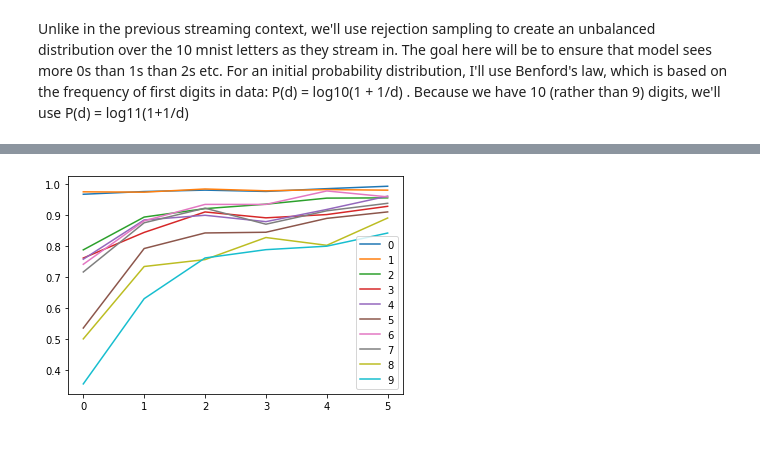
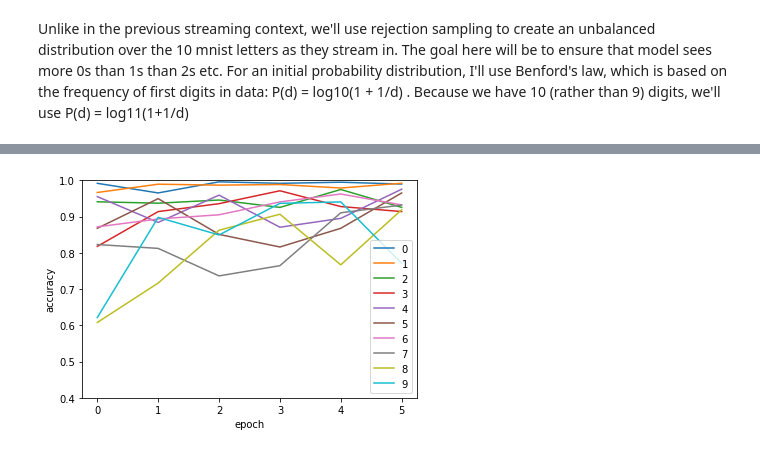
Before and after one commit to akshay-jaggi/novelty, a Jupyter notebook: notebooks/01_basic_model.ipynb, the cells around one changed output, grey strips where cells are left out. Saved outputs shown, nothing was run; the diff lists cells and outputs as text; code cells hidden in the pictures.

```diff
--- a/notebooks/01_basic_model.ipynb
+++ b/notebooks/01_basic_model.ipynb
@@ -163,41 +102,6 @@ optimizer = optim.Adam(model.parameters())
 # Unbalanced Streaming Training
 # %% [markdown]
 Unlike in the previous streaming context, we'll use rejection sampling to create an unbalanced distribution over the 10 mnist letters as they stream in. The goal here will be to ensure that model sees more 0s than 1s than 2s etc. For an initial probability distribution, I'll use Benford's law, which is based on the frequency of first digits in data: P(d) = log10(1 + 1/d) . Because we have 10 (rather than 9) digits, we'll use P(d) = log11(1+1/d)
-# %%
-def benford_dist(digit, base=11):
-    return torch.log(1 + 1/(digit+1))/math.log(base)
-# %%
-def instrumental_dist(digits, M):
-    return M*torch.rand(digits.shape)
-# %%
-def train_streaming_unbalanced(model, device, train_loader, optimizer, epoch,
-                               experimental_dist, instrumental_dist, M,
-                               epoch_size = 100, examples_per_epoch = 10000, log_interval = 100):
-    model.train()
-    train_loss = 0
-    correct = torch.zeros(10)
-    kept = torch.zeros(10)
-    for batch_idx, (data, target) in enumerate(train_loader):
-        if batch_idx < epoch_size * (epoch-1):
-            continue
-        if batch_idx >= epoch_size * epoch:
-            break
-        mask = instrumental_dist(target, M) < experimental_dist(target)
-        data = data[mask]
-        target = target[mask]
-        data, target = data.to(device), target.to(device)
-        optimizer.zero_grad()
-        output = model(data)
-        loss = F.nll_loss(output, target)
-        train_loss += loss.item()
-        pred = output.argmax(dim=1, keepdim=True)  # get the index of the max log-probability
-        is_correct = pred.eq(target.view_as(pred))
-        correct_digits = torch.bincount(target[is_correct.flatten()],minlength=10)
-        correct = correct + correct_digits
-        kept = kept + torch.bincount(target,minlength=10)
-        loss.backward()
-        optimizer.step()
-    return train_loss / kept.sum(), correct / kept, kept
 # %%
 benford_probs = benford_dist(torch.arange(0,10))
 M = max(benford_probs)
@@ -207,9 +111,9 @@ optimizer = optim.Adam(model.parameters())
 # %%
 train_losses = []
 train_accs = []
+train_kept = []
 test_losses = []
 test_accs = []
-kept_total = torch.zeros(10)
 for epoch in tqdm(range(1, epochs + 1)):
     train_loss, train_acc, kept = train_streaming_unbalanced(model, device, train_loader, optimizer, epoch,
                                                        benford_dist, instrumental_dist, M,
@@ -217,7 +121,7 @@ for epoch in tqdm(range(1, epochs + 1)):
     test_loss, test_acc = test(model, device, test_loader)
     train_losses.append(train_loss)
     train_accs.append(train_acc)
+    train_kept.append(kept)
     test_losses.append(test_loss)
     test_accs.append(test_acc)
-    kept_total = kept_total + kept
 # %%
@@ -225,6 +131,4 @@ accs = torch.stack(train_accs,dim=0)
 # %%
-plt.plot(accs, label=list(range(10)))
-plt.legend()
-plt.show()
+plot_accs(test_accs)
 # %% [output]
-[figure, old version]
+[figure, new version]
```
Also changed, not shown: parts of 12 cells of this notebook, 6 other files.
